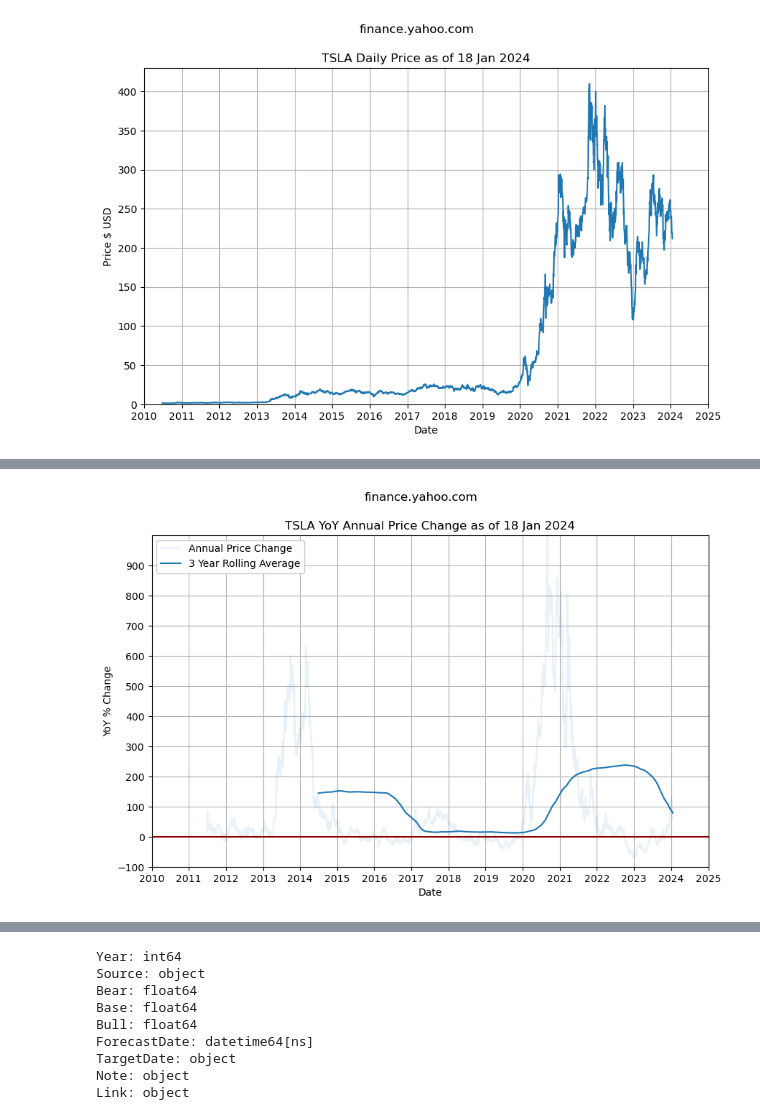
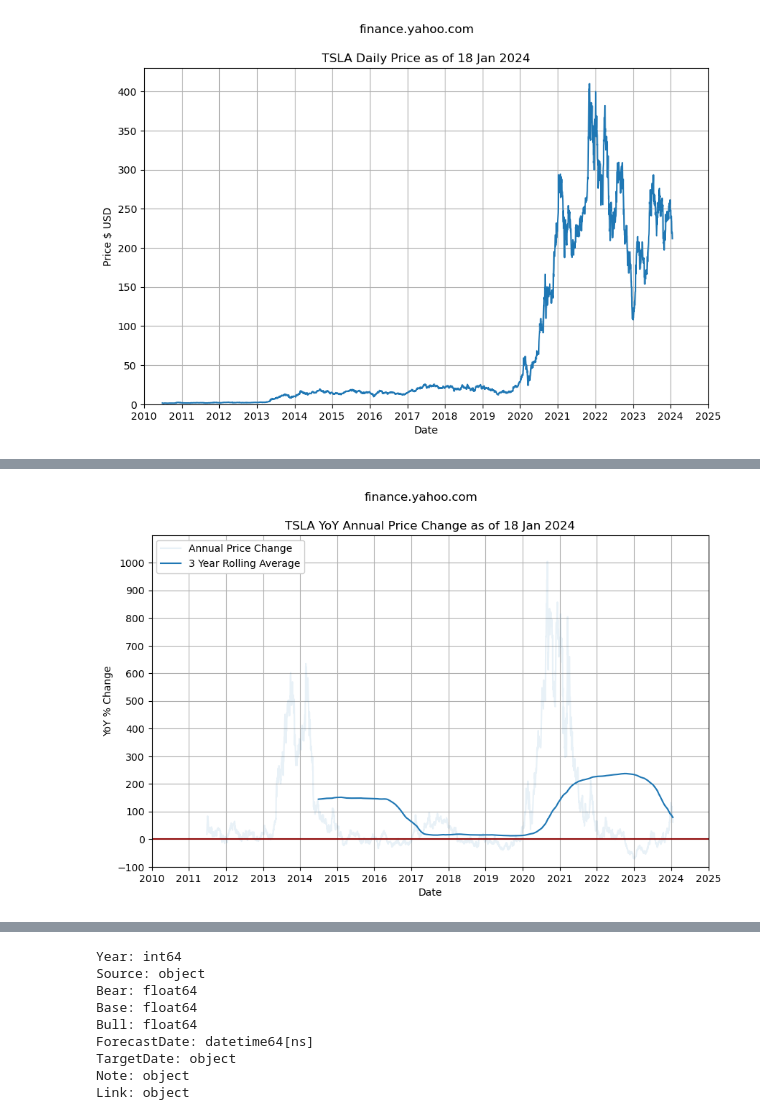
Before and after one commit to mikejonestechno/investment-analytics, a Jupyter notebook: notebooks/tsla-prices.ipynb, the cells around one changed output, grey strips where cells are left out. Drawn from its saved outputs; the diff is of its cells as text; code cells hidden in the pictures.

```diff
--- a/notebooks/tsla-prices.ipynb
+++ b/notebooks/tsla-prices.ipynb
@@ -85,32 +85,32 @@ from pyparsing import alphanums
 plt.figure(figsize=(10, 6))
 plt.plot(df.index, df['YoY'], label='Annual Price Change', color=colors[0]['color'], alpha=0.1)
 plt.plot(df.index, df['YoY3YA'], label='3 Year Rolling Average', color=colors[0]['color'])
 plt.xlabel('Date')
 plt.ylabel('YoY % Change')
 plt.suptitle('finance.yahoo.com')
 plt.title('TSLA YoY Annual Price Change as of ' + last_index.strftime('%d %b %Y'))
 left_limit = pd.to_datetime(f'{start_year}-01-01')
 if start_year >= 2000:
     tick_years = 1
 else:
     tick_years = 5
-top_limit = 1000
+top_limit = 1100
 bottom_limit = -100
 plt.ylim(bottom=bottom_limit, top=top_limit)
 plt.yticks(range(bottom_limit, top_limit, 100))
 plt.xlim(left=left_limit, right=pd.to_datetime('2025-01-01'))
 ax = plt.gca()  # Get the current Axes instance
 ax.xaxis.set_major_locator(mdates.YearLocator(tick_years))  # Set major ticks every x years
 ax.xaxis.set_major_formatter(mdates.DateFormatter('%Y'))  # Format major ticks as years
 
 plt.axhline(y=0, color='darkred')  # Add horizontal line at y=0
 plt.grid(True)
 
 legend = plt.legend(loc='upper left')
 legend.get_frame().set_facecolor('white')
 legend.get_frame().set_alpha(0.98)
 
 plt.savefig(os.path.join('..', 'pages', 'images', 'tsla-yoy.png'), bbox_inches='tight')
 plt.show()
 # %% [output]
-[figure, old version]
+[figure, new version]
```
Also changed, not shown: parts of 2 cells of this notebook, 3 other files.
